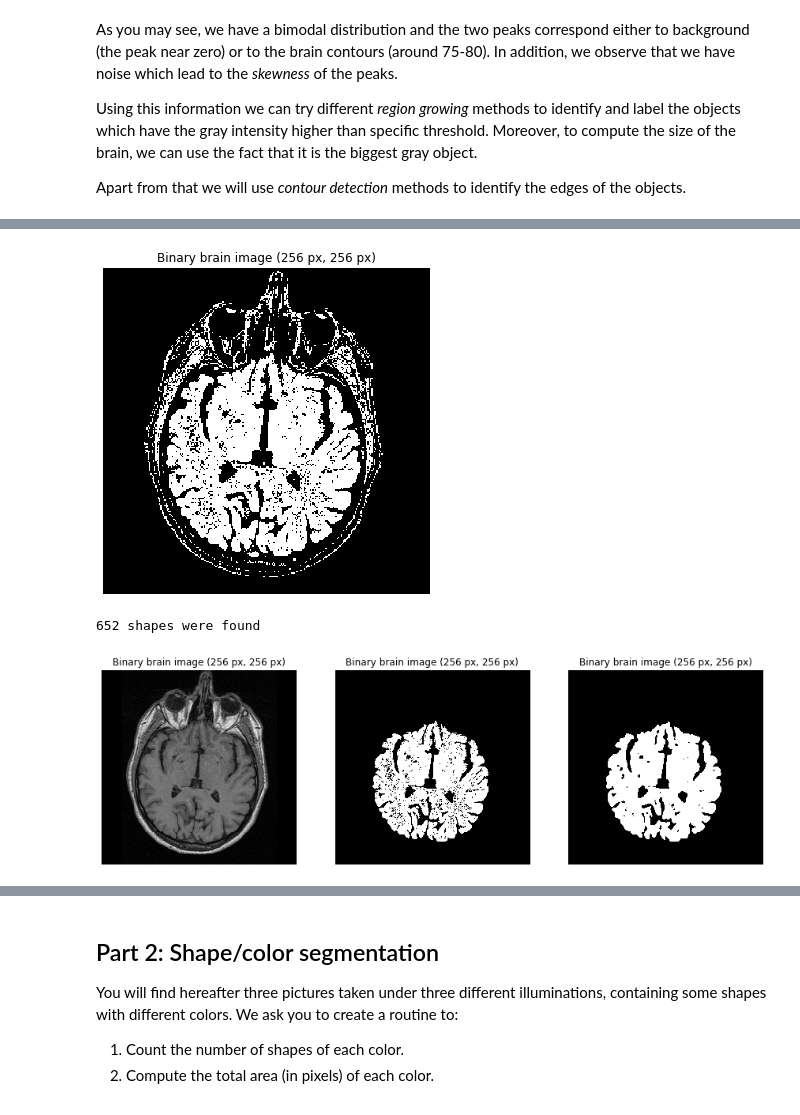
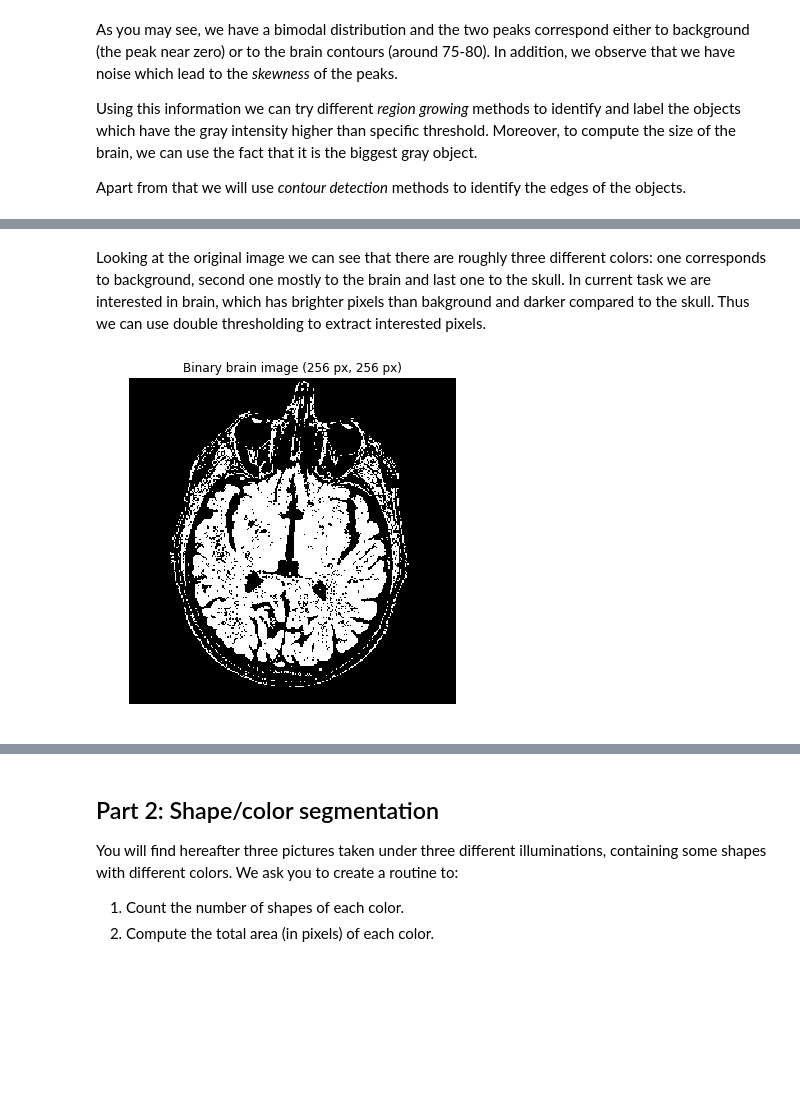
Before and after one commit to oganesManasian/Image-analysis-and-pattern-recognition, a Jupyter notebook: labs/lab_01_segmentation.ipynb, the cells around one changed output, grey strips where cells are left out. Cells and saved outputs as stored; diff of their text form; code cells hidden in the pictures; blank space fills up the shorter version.

```diff
--- a/labs/lab_01_segmentation.ipynb
+++ b/labs/lab_01_segmentation.ipynb
@@ -169,42 +179,15 @@ def region_growing(mask):
+# %% [markdown]
+Looking at the original image we can see that there are roughly three different colors: one corresponds to background, second one mostly to the brain and last one to the skull. In current task we are interested in brain, which has brighter pixels than bakground and darker compared to the skull. Thus we can use double thresholding to extract interested pixels.
 # %%
-threshold_brightest = 90
-threshold_darkest = 60
+upper_threshold = 90
+lower_threshold = 60
 
-brain_im_binary_double = [[(pixel > threshold_darkest) and (pixel < threshold_brightest)
+brain_im_binary_double = [[(pixel > lower_threshold) and (pixel < upper_threshold)
                              for pixel in line] for line in brain_im]
 
 fig, ax = plt.subplots(1, 1, figsize=(6, 6))
 ax.imshow(brain_im_binary_double, cmap='gray')
 ax.set_title('Binary brain image ({} px, {} px)'.format(im_h, im_w))
 ax.axis('off');
 # %% [output]
-[figure, old version]
+[figure, new version]
-# %%
-regions = region_growing(np.array(brain_im_binary_double))
-print(f"{len(regions)} shapes were found")
-
-brain_region_coords = max(regions, key=len)
-
-brain_mask_double = np.full(brain_im.shape, fill_value=False)
-for coords in brain_region_coords:
-    brain_mask_double[coords] = True
-
-fig, ax = plt.subplots(1, 3, figsize=(15, 10))
-ax[0].imshow(brain_im, cmap='gray')
-ax[0].set_title('Binary brain image ({} px, {} px)'.format(im_h, im_w))
-ax[0].axis('off');
-
-brain_mask_double_closing = binary_closing(brain_mask_double, square(1))
-
-ax[1].imshow(brain_mask_double_closing, cmap='gray')
-ax[1].set_title('Binary brain image ({} px, {} px)'.format(im_h, im_w))
-ax[1].axis('off');
-
-brain_median = median(brain_mask_double_closing, selem=disk(2))
-
-ax[2].imshow(brain_median, cmap='gray')
-ax[2].set_title('Binary brain image ({} px, {} px)'.format(im_h, im_w))
-ax[2].axis('off');
-# %% [output]
-652 shapes were found
-[figure, removed]
```
Also changed, not shown: parts of 71 cells of this notebook.
